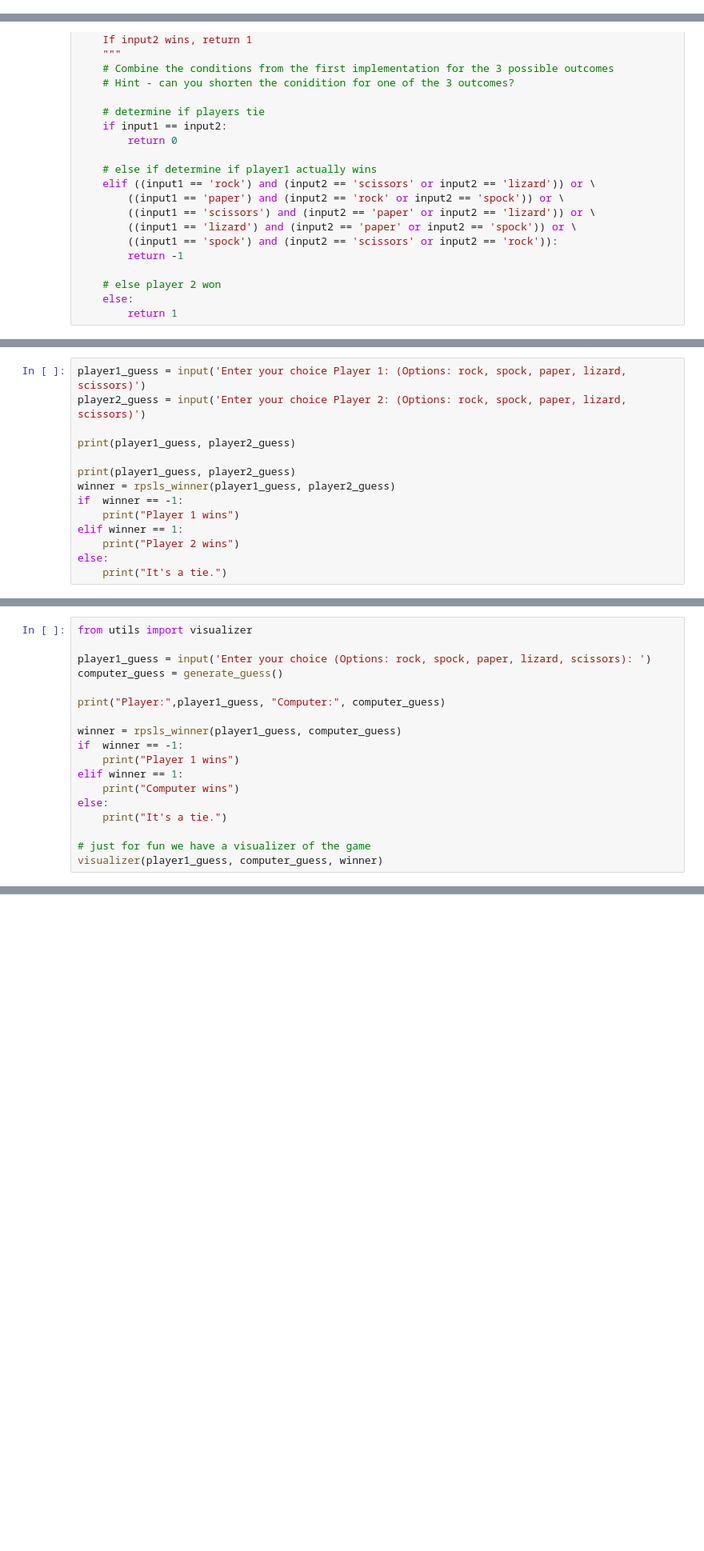
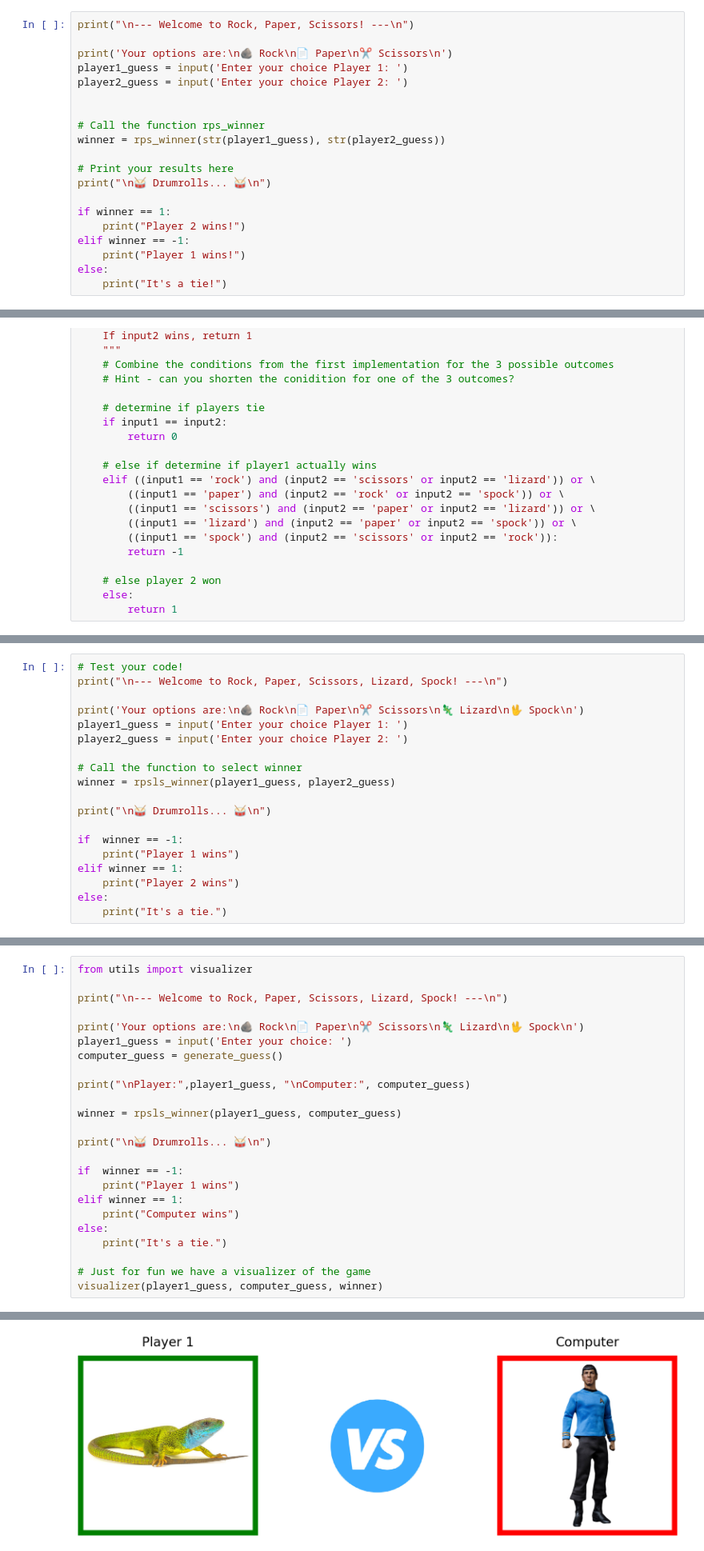
Before and after one commit to APS106/APS106-winter-2025-kinsella-goodfellow, a Jupyter notebook: lectures/week3/lecture3/notebooks/week3_lecture3_complete.ipynb, the cells around one changed output, grey strips where cells are left out. Shown at 80% size. Saved outputs shown, nothing was run; the diff lists cells and outputs as text; blank space fills up the shorter version.

```diff
--- a/lectures/week3/lecture3/notebooks/week3_lecture3_complete.ipynb
+++ b/lectures/week3/lecture3/notebooks/week3_lecture3_complete.ipynb
@@ -201,0 +574,20 @@ Modify the function to extend it for a game of rock-paper-scissors-lizard-spock
+# %%
+print("\n--- Welcome to Rock, Paper, Scissors! ---\n")
+
+print('Your options are:\n🪨 Rock\n📄 Paper\n✂️ Scissors\n')
+player1_guess = input('Enter your choice Player 1: ')
+player2_guess = input('Enter your choice Player 2: ')
+
+
+# Call the function rps_winner
+winner = rps_winner(str(player1_guess), str(player2_guess))
+
+# Print your results here
+print("\n🥁 Drumrolls... 🥁\n")
+
+if winner == 1:
+    print("Player 2 wins!")
+elif winner == -1:
+    print("Player 1 wins!")
+else:
+    print("It's a tie!")
@@ -262,13 +819,18 @@ def rpsls_winner(input1, input2):
 
     return return_value
 # %%
-player1_guess = input('Enter your choice Player 1: (Options: rock, spock, paper, lizard, scissors)')
-player2_guess = input('Enter your choice Player 2: (Options: rock, spock, paper, lizard, scissors)')
+# Test your code!
+print("\n--- Welcome to Rock, Paper, Scissors, Lizard, Spock! ---\n")
 
-print(player1_guess, player2_guess)
+print('Your options are:\n🪨 Rock\n📄 Paper\n✂️ Scissors\n🦎 Lizard\n🖖 Spock\n')
+player1_guess = input('Enter your choice Player 1: ')
+player2_guess = input('Enter your choice Player 2: ')
 
-print(player1_guess, player2_guess)
+# Call the function to select winner
 winner = rpsls_winner(player1_guess, player2_guess)
+
+print("\n🥁 Drumrolls... 🥁\n")
+
 if  winner == -1:
     print("Player 1 wins")
 elif winner == 1:
@@ -343,12 +932,18 @@ def generate_guess():
 # %%
 from utils import visualizer
 
-player1_guess = input('Enter your choice (Options: rock, spock, paper, lizard, scissors): ')
+print("\n--- Welcome to Rock, Paper, Scissors, Lizard, Spock! ---\n")
+
+print('Your options are:\n🪨 Rock\n📄 Paper\n✂️ Scissors\n🦎 Lizard\n🖖 Spock\n')
+player1_guess = input('Enter your choice: ')
 computer_guess = generate_guess()
 
-print("Player:",player1_guess, "Computer:", computer_guess)
+print("\nPlayer:",player1_guess, "\nComputer:", computer_guess)
 
 winner = rpsls_winner(player1_guess, computer_guess)
+
+print("\n🥁 Drumrolls... 🥁\n")
+
 if  winner == -1:
     print("Player 1 wins")
 elif winner == 1:
@@ -356,5 +951,6 @@ elif winner == 1:
 else:
     print("It's a tie.")
 
-# just for fun we have a visualizer of the game
+# Just for fun we have a visualizer of the game
 visualizer(player1_guess, computer_guess, winner)
+# %% [output]
@@ -360,0 +973 @@ visualizer(player1_guess, computer_guess, winner)
+[figure, added]
```
Also changed, not shown: parts of 63 cells of this notebook, 13 other files.
